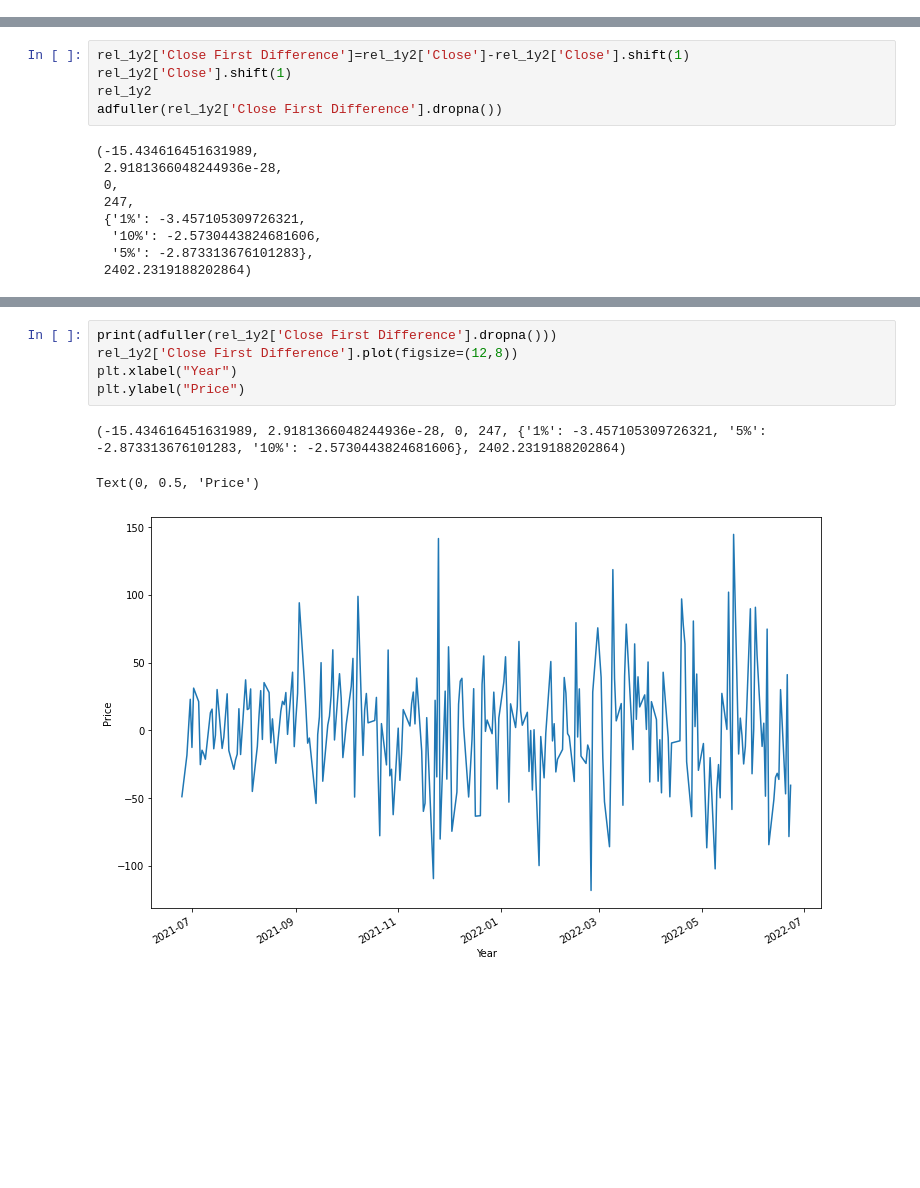
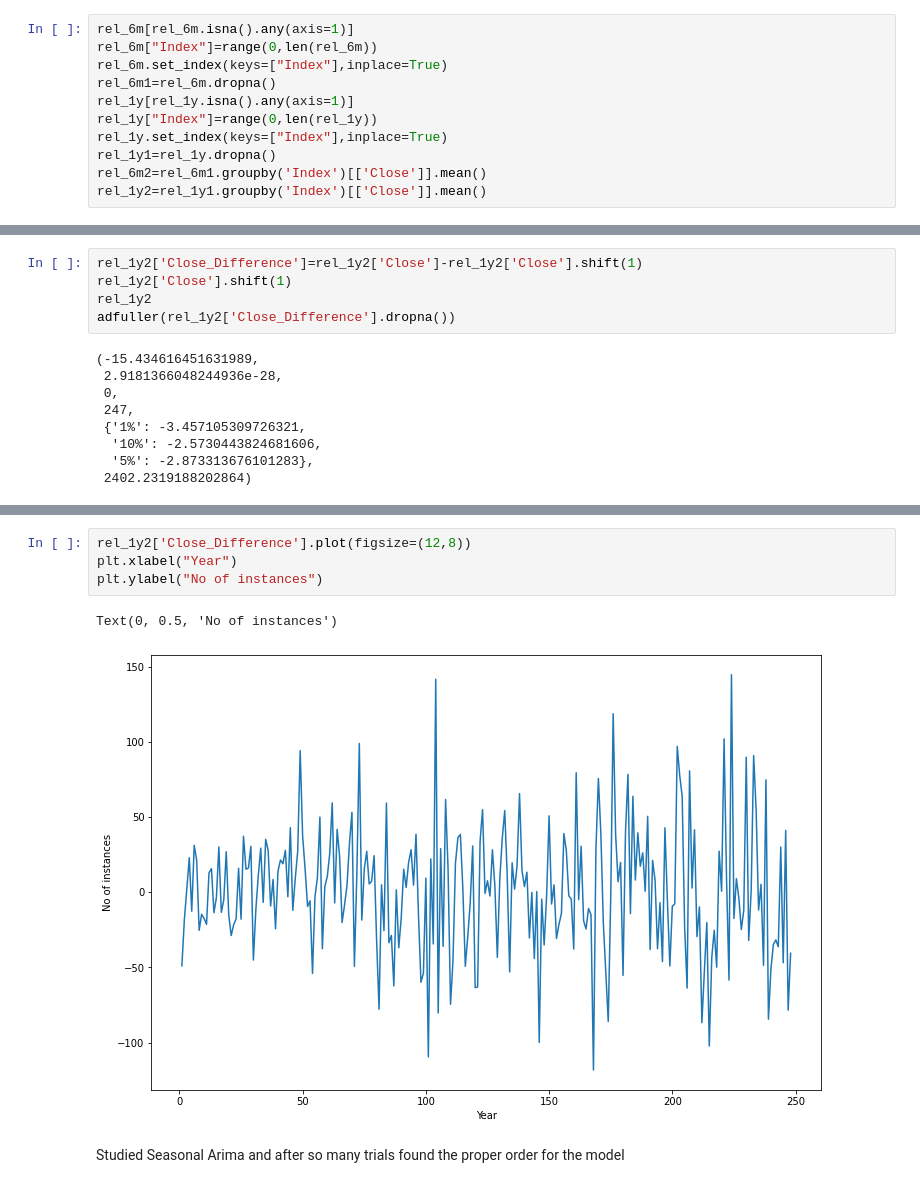
Before and after one commit to ArchitGupta-IITB/StockMarket-ARIMA-Model-, a Jupyter notebook: assignment.ipynb, the cells around one changed output, grey strips where cells are left out. Saved outputs shown, nothing was run; the diff lists cells and outputs as text; blank space fills up the shorter version.

```diff
--- a/assignment.ipynb
+++ b/assignment.ipynb
@@ -43,0 +51,11 @@ rel_1y2=rel_1y1.groupby('Date')[['Close']].mean()
+# %%
+rel_6m[rel_6m.isna().any(axis=1)]
+rel_6m["Index"]=range(0,len(rel_6m))
+rel_6m.set_index(keys=["Index"],inplace=True)
+rel_6m1=rel_6m.dropna()
+rel_1y[rel_1y.isna().any(axis=1)]
+rel_1y["Index"]=range(0,len(rel_1y))
+rel_1y.set_index(keys=["Index"],inplace=True)
+rel_1y1=rel_1y.dropna()
+rel_6m2=rel_6m1.groupby('Index')[['Close']].mean()
+rel_1y2=rel_1y1.groupby('Index')[['Close']].mean()
@@ -105,8 +128,8 @@ adfuller(rel_6m2['Close First Difference'].dropna())
 # %%
-rel_1y2['Close First Difference']=rel_1y2['Close']-rel_1y2['Close'].shift(1)
+rel_1y2['Close_Difference']=rel_1y2['Close']-rel_1y2['Close'].shift(1)
 rel_1y2['Close'].shift(1)
 rel_1y2
-adfuller(rel_1y2['Close First Difference'].dropna())
+adfuller(rel_1y2['Close_Difference'].dropna())
 # %% [output]
 (-15.434616451631989,
  2.9181366048244936e-28,
@@ -128,9 +151,9 @@ Text(0, 0.5, 'Price')
 # %%
-print(adfuller(rel_1y2['Close First Difference'].dropna()))
-rel_1y2['Close First Difference'].plot(figsize=(12,8))
+rel_1y2['Close_Difference'].plot(figsize=(12,8))
 plt.xlabel("Year")
-plt.ylabel("Price")
+plt.ylabel("No of instances")
 # %% [output]
-(-15.434616451631989, 2.9181366048244936e-28, 0, 247, {'1%': -3.457105309726321, '5%': -2.873313676101283, '10%': -2.5730443824681606}, 2402.2319188202864)
+Text(0, 0.5, 'No of instances')
-Text(0, 0.5, 'Price')
-[figure, old version]
+[figure, new version]
+# %% [markdown]
+Studied Seasonal Arima and after so many trials found the proper order for the model
```
Also changed, not shown: parts of 43 cells of this notebook.
